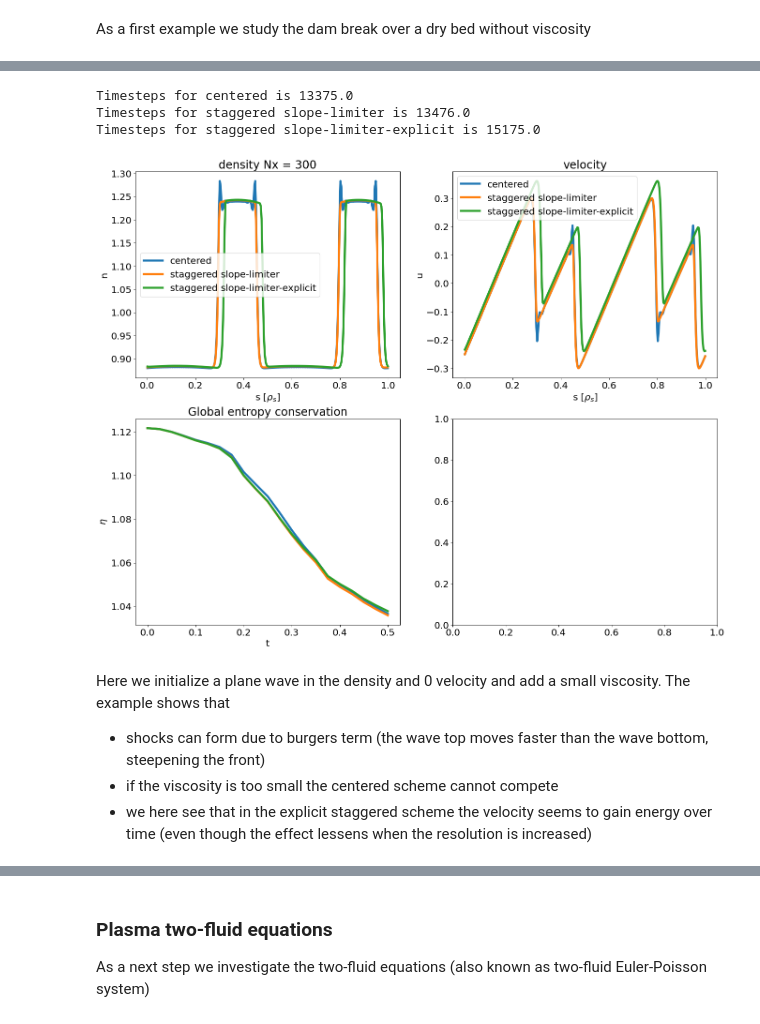
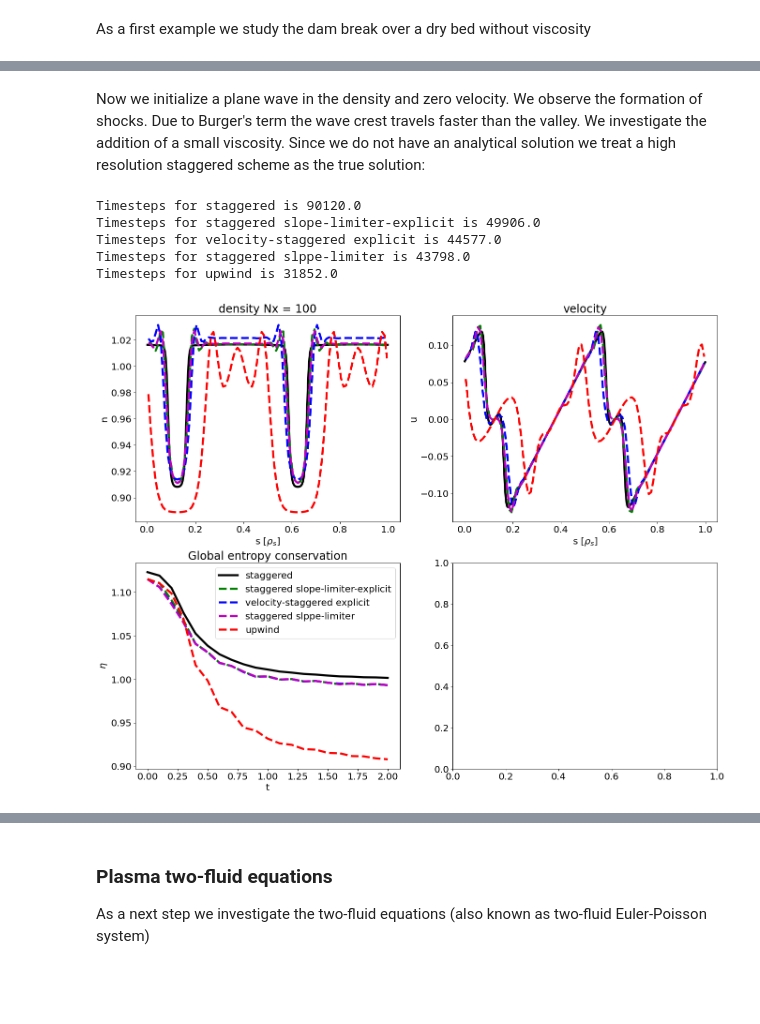
Before and after one commit to mwiesenberger/advection, a Jupyter notebook: OneDimensional.ipynb, the cells around one changed output, grey strips where cells are left out. Cells and saved outputs as stored; diff of their text form; code cells hidden in the pictures; blank space fills up the shorter version.

```diff
--- a/OneDimensional.ipynb
+++ b/OneDimensional.ipynb
@@ -449,22 +479,24 @@ As a first example we study the dam break over a dry bed without viscosity
 # %%
 p_list = []
-for p in [{"type" : "staggered", "variant" : "explicit"},
-    {"type" : "staggered", "variant" : "slope-limiter-explicit"},
-    {"type" : "upwind"},
-    {"type" : "velocity-staggered", "variant" : "explicit"},
- {"type" : "upwind2"},
+for p in [
+    {"type" : "staggered", "variant" : "explicit", "ls" : "g--"},
+    {"type" : "staggered", "variant" : "slope-limiter-explicit", "ls" : "g:"},
+    {"type" : "velocity-staggered", "variant" : "explicit", "ls" : "b--"},
+    {"type" : "upwind", "ls" : "r--"},
+    {"type" : "upwind2", "ls" : "r:"},
 #  {"type" : "centered"},
          ] :
     params = make_navier_stokes_input()
-    params["grid"]["Nx"]= 1000
+    params["grid"]["Nx"]= 500
     params["output"]["tend"] = 0.1
+    params["ls"] = p["ls"]
 #     params["physical"]["nu_u"] = 0.01
     #params["physical"]["gamma"] = 1
     #params["physical"]["alpha"] = 1
-    params["timestepper"]["type"] = "ARK"
-    params["timestepper"]["tableau"]  = "ARK-4-2-3"
-#     params["timestepper"]["type"] = "ERK"
-#     params["timestepper"]["tableau"]  = "Bogacki-Shampine-4-2-3"
+#     params["timestepper"]["type"] = "ARK"
+#     params["timestepper"]["tableau"]  = "ARK-4-2-3"
+    params["timestepper"]["type"] = "ERK"
+    params["timestepper"]["tableau"]  = "Bogacki-Shampine-4-2-3"
     params["advection"] = p
     p_list.append(params)
 plot_navier_stokes(p_list)
@@ -556,39 +559,47 @@ Timesteps for staggered slope-limiter-explicit is 12333.0
+# %% [markdown]
+Now we initialize a plane wave in the density and zero velocity. We observe the formation of shocks. Due to Burger's term the wave crest travels faster than the valley. We investigate the addition of a small viscosity.
+Since we do not have an analytical solution we treat a high resolution staggered scheme as the true solution:
 # %%
 p_list = []
 for p in [
-    {"type" : "centered"},
-    {"type" : "staggered", "variant" : "slope-limiter"},
-    {"type" : "staggered", "variant" : "slope-limiter-explicit"}
+    {"type" : "high_res", "ls" : "k-"},
+#     {"type" : "centered", "ls" : "r:"},
+    {"type" : "staggered", "variant" : "slope-limiter-explicit", "ls" : "g--"},
+    {"type" : "velocity-staggered", "variant" : "explicit", "ls" : "b--" },
+#     {"type" : "velocity-staggered", "variant" : "slope-limiter-explicit", "ls" : "b:"},
+    {"type" : "staggered", "variant" : "slppe-limiter", "ls": "m--"},
+    {"type" : "upwind", "ls" : "r--"}
          ] :
     params = make_navier_stokes_input()
-    params["grid"]["Nx"]= 300
+    params["grid"]["Nx"]= 100
+    params["ls"] = p["ls"]
+    if( p["type"] == "high_res") :
+        params["grid"]["Nx"] = 500
+        p["type"] = "staggered"
     params["init"] = {
         # A sine wave in density with 0 velocity
         "type" : "wave",
         "amp" : 0.5,
         "n_0" : 1,
         "k" : 4*np.pi,
         "x_0" : 0
     }
     params["bc"] = {"density" : "PER", "velocity" : "PER"}
 #     params["physical"]["nu_n"] = 0.002
-    params["physical"]["nu_u"] = 0.002
-    params["output"]["tend"] = 0.5
+    params["physical"]["nu_u"] = 1e-3
+    params["output"]["tend"] = 2
     params["timestepper"]["type"] = "ARK"
     params["timestepper"]["tableau"]  = "ARK-4-2-3"
     params["physical"] ["alpha"] = 1
 #     params["timestepper"]["type"] = "ERK"
 #     params["timestepper"]["tableau"]  = "Euler"
     params["advection"] = p
     p_list.append(params)
 plot_navier_stokes(p_list)
 # %% [output]
-Timesteps for centered is 13375.0
-Timesteps for staggered slope-limiter is 13476.0
-Timesteps for staggered slope-limiter-explicit is 15175.0
+Timesteps for staggered is 90120.0
+Timesteps for staggered slope-limiter-explicit is 49906.0
+Timesteps for velocity-staggered explicit is 44577.0
+Timesteps for staggered slppe-limiter is 43798.0
+Timesteps for upwind is 31852.0
-[figure, old version]
+[figure, new version]
-# %% [markdown]
-Here we initialize a plane wave in the density and 0 velocity and add a small viscosity. The example shows that
-- shocks can form due to burgers term (the wave top moves faster than the wave bottom, steepening the front)
-- if the viscosity is too small the centered scheme cannot compete
-- we here see that in the explicit staggered scheme the velocity seems to gain energy over time (even though the effect lessens when the resolution is increased)
```
Also changed, not shown: parts of 11 cells of this notebook, 2 other files.
